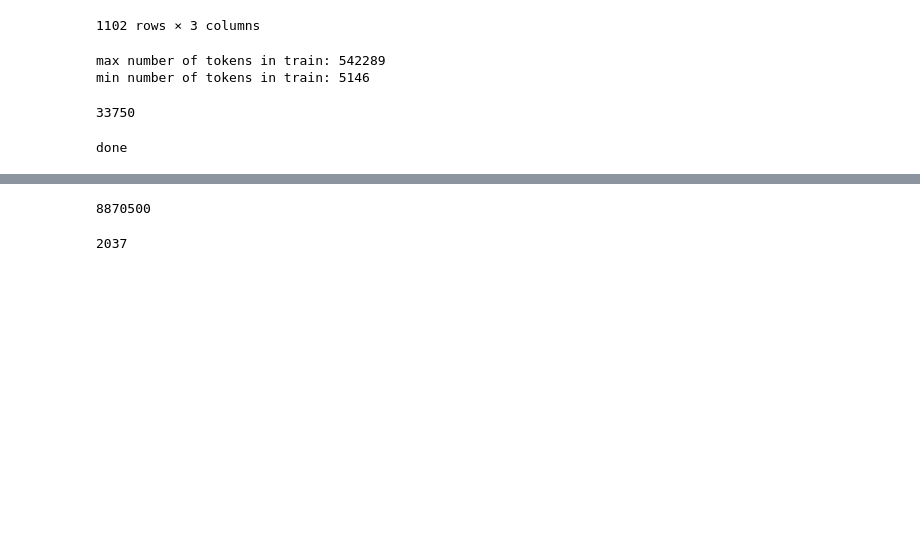
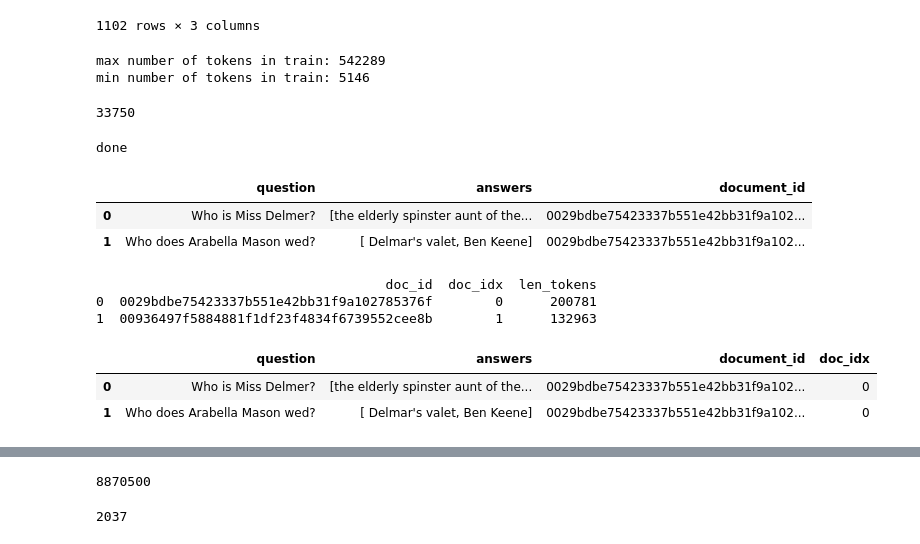
Before and after one commit to sam234990/ArchRAG, a Jupyter notebook: dataset/narrativeqa/process_dataset.ipynb, the cells around one changed output, grey strips where cells are left out. Saved outputs shown, nothing was run; the diff lists cells and outputs as text; code cells hidden in the pictures; blank space fills up the shorter version.

```diff
--- a/dataset/narrativeqa/process_dataset.ipynb
+++ b/dataset/narrativeqa/process_dataset.ipynb
@@ -199,6 +287,9 @@ print("done")
 done
 # %%
 import pandas as pd
+
+
+
 def get_qa(split_col):
     qa_list = []
     for data in tqdm(dataset[split_col], total=len(dataset[split_col])):
@@ -210,11 +301,41 @@ def get_qa(split_col):
             ans_list.extend(text)
         ans_list = list(set(ans_list))
         question_str = data["question"]["text"]
-        qa_list.append({"question": question_str, "answers": ans_list})
+        document_id = data['document']["id"]
+        qa_list.append({"question": question_str, "answers": ans_list, "document_id": document_id})
     qa_df = pd.DataFrame(qa_list)
     return qa_df
 
 qa_train = get_qa('train')
+qa_test = get_qa('test')
+
+qa_train.head(2)
+# %% [output]
+|  | question | answers | document_id |
+| 0 | Who is Miss Delmer? | [the elderly spinster aunt of the... | 0029bdbe75423337b551e42bb31f9a102... |
+| 1 | Who does Arabella Mason wed? | [ Delmar's valet, Ben Keene] | 0029bdbe75423337b551e42bb31f9a102... |
+# %%
+base_path = "/mnt/data/wangshu/hcarag/narrativeqa/data"
+
+train_base = base_path + "/train"
+test_base = base_path + "/test"
+train_info = pd.read_csv(train_base + "/doc_info.csv")
+test_info = pd.read_csv(test_base + "/doc_info.csv")
+train_map = dict(zip(train_info["doc_id"], train_info["doc_idx"]))
+test_map = dict(zip(test_info["doc_id"], test_info["doc_idx"]))
+
+print(train_info.head(2))
+
+qa_train["doc_idx"] = qa_train["document_id"].map(train_map)
+qa_test["doc_idx"] = qa_test["document_id"].map(test_map)
+qa_train.head(2)
+# %% [output]
+                                     doc_id  doc_idx  len_tokens
+0  0029bdbe75423337b551e42bb31f9a102785376f        0      200781
+1  00936497f5884881f1df23f4834f6739552cee8b        1      132963
+|  | question | answers | document_id | doc_idx |
+| 0 | Who is Miss Delmer? | [the elderly spinster aunt of the... | 0029bdbe75423337b551e42bb31f9a102... | 0 |
+| 1 | Who does Arabella Mason wed? | [ Delmar's valet, Ben Keene] | 0029bdbe75423337b551e42bb31f9a102... | 0 |
 # %%
 def process_gb_answer(x):
         if isinstance(x, list):
```
Also changed, not shown: parts of 16 cells of this notebook, 31 other files.
